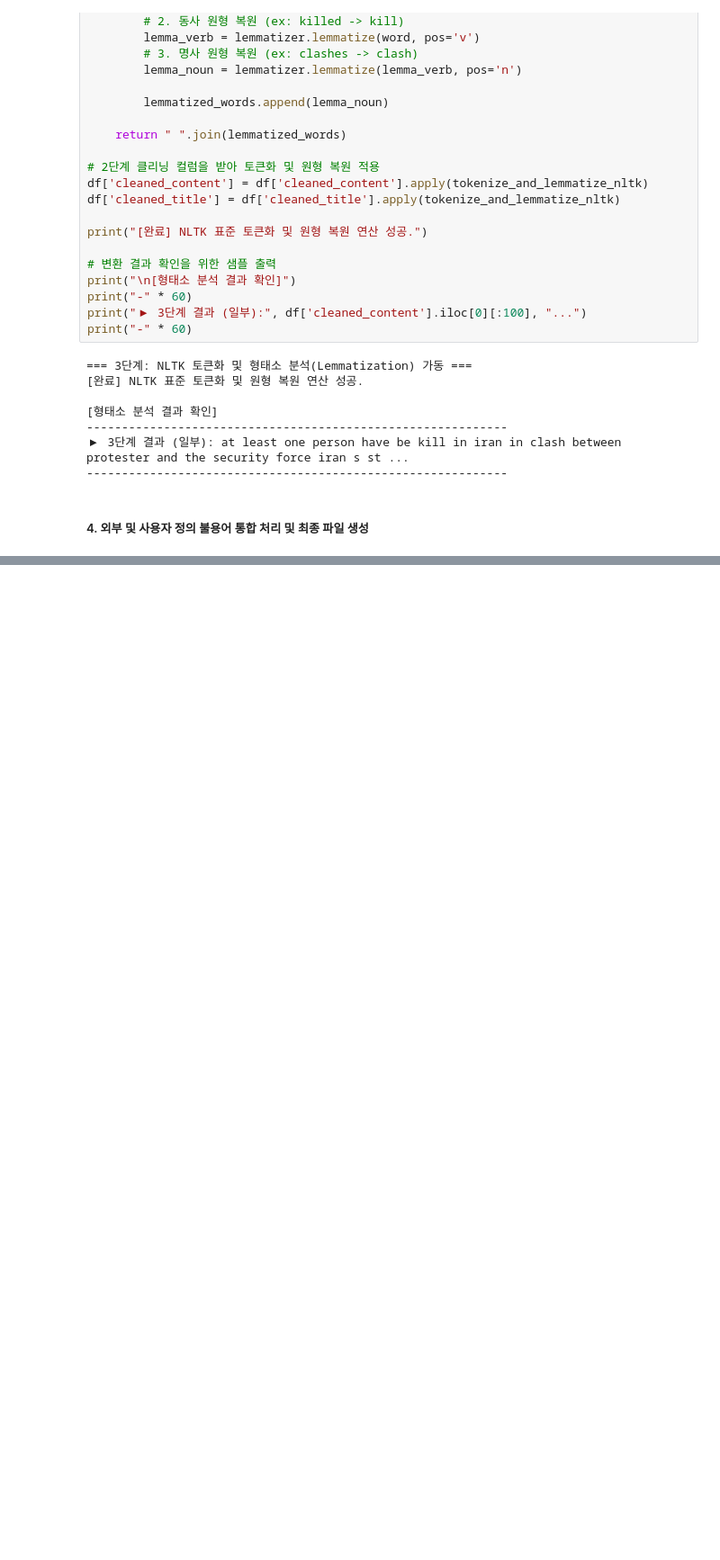
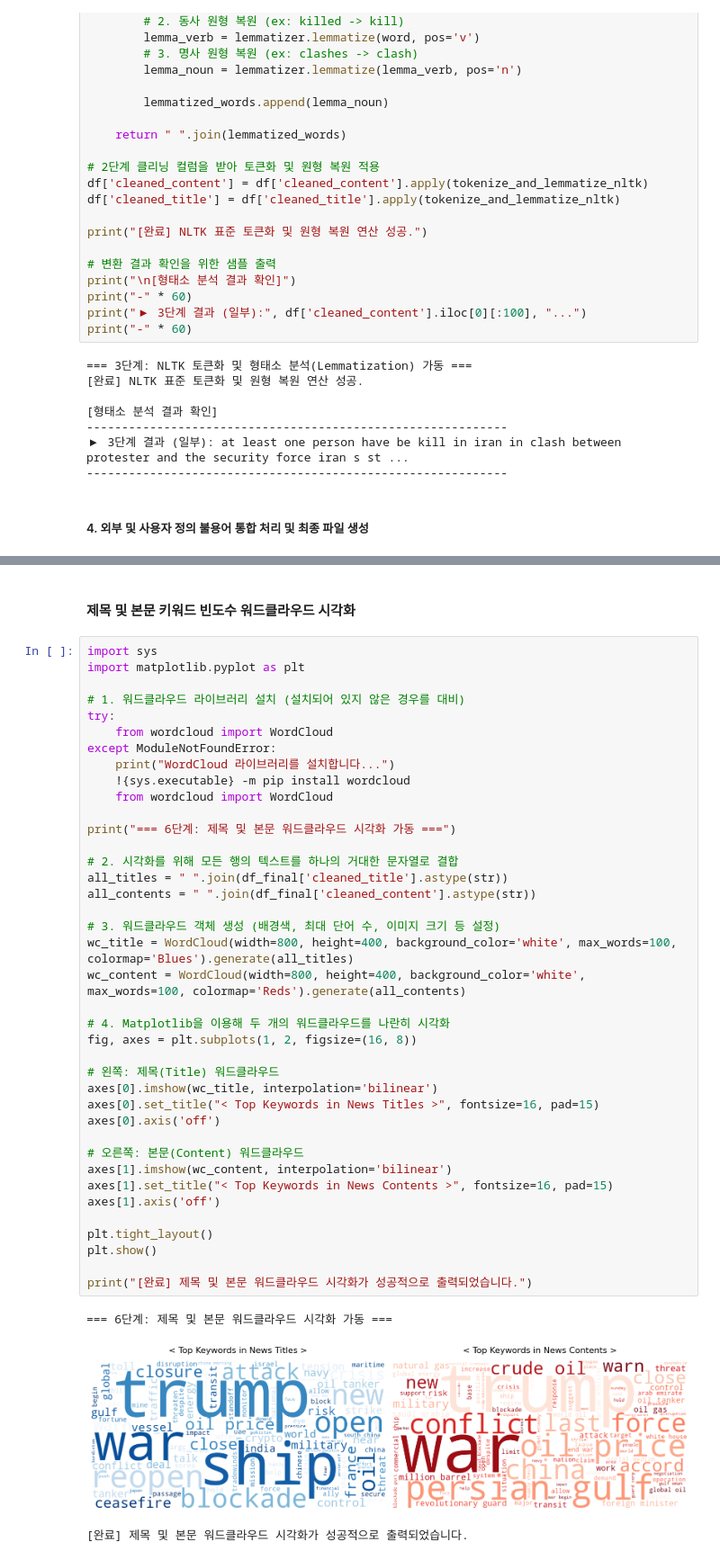
Before and after one commit to taehatae/Crawling_practice, a Jupyter notebook: 기말고사프로젝트/기말고사프로젝트_황태하.ipynb, the cells around one changed output, grey strips where cells are left out. Shown at 90% size. Drawn from its saved outputs; the diff is of its cells as text; blank space fills up the shorter version.

Commit message:
최종 불용어 수정 및 워드클라우드 시각화 및 분석 완료

```diff
--- a/기말고사프로젝트/기말고사프로젝트_황태하.ipynb
+++ b/기말고사프로젝트/기말고사프로젝트_황태하.ipynb
@@ -635 +670,46 @@ print("-" * 60)
 ------------------------------------------------------------
+# %% [markdown]
+#### 제목 및 본문 키워드 빈도수 워드클라우드 시각화
+# %%
+import sys
+import matplotlib.pyplot as plt
+
+# 1. 워드클라우드 라이브러리 설치 (설치되어 있지 않은 경우를 대비)
+try:
+    from wordcloud import WordCloud
+except ModuleNotFoundError:
+    print("WordCloud 라이브러리를 설치합니다...")
+    !{sys.executable} -m pip install wordcloud
+    from wordcloud import WordCloud
+
+print("=== 6단계: 제목 및 본문 워드클라우드 시각화 가동 ===")
+
+# 2. 시각화를 위해 모든 행의 텍스트를 하나의 거대한 문자열로 결합
+all_titles = " ".join(df_final['cleaned_title'].astype(str))
+all_contents = " ".join(df_final['cleaned_content'].astype(str))
+
+# 3. 워드클라우드 객체 생성 (배경색, 최대 단어 수, 이미지 크기 등 설정)
+wc_title = WordCloud(width=800, height=400, background_color='white', max_words=100, colormap='Blues').generate(all_titles)
+wc_content = WordCloud(width=800, height=400, background_color='white', max_words=100, colormap='Reds').generate(all_contents)
+
+# 4. Matplotlib을 이용해 두 개의 워드클라우드를 나란히 시각화
+fig, axes = plt.subplots(1, 2, figsize=(16, 8))
+
+# 왼쪽: 제목(Title) 워드클라우드
+axes[0].imshow(wc_title, interpolation='bilinear')
+axes[0].set_title("< Top Keywords in News Titles >", fontsize=16, pad=15)
+axes[0].axis('off')
+
+# 오른쪽: 본문(Content) 워드클라우드
+axes[1].imshow(wc_content, interpolation='bilinear')
+axes[1].set_title("< Top Keywords in News Contents >", fontsize=16, pad=15)
+axes[1].axis('off')
+
+plt.tight_layout()
+plt.show()
+
+print("[완료] 제목 및 본문 워드클라우드 시각화가 성공적으로 출력되었습니다.")
+# %% [output]
+=== 6단계: 제목 및 본문 워드클라우드 시각화 가동 ===
+[figure, added]
+[완료] 제목 및 본문 워드클라우드 시각화가 성공적으로 출력되었습니다.
```
Also changed, not shown: parts of 6 cells of this notebook, 1 other file.
